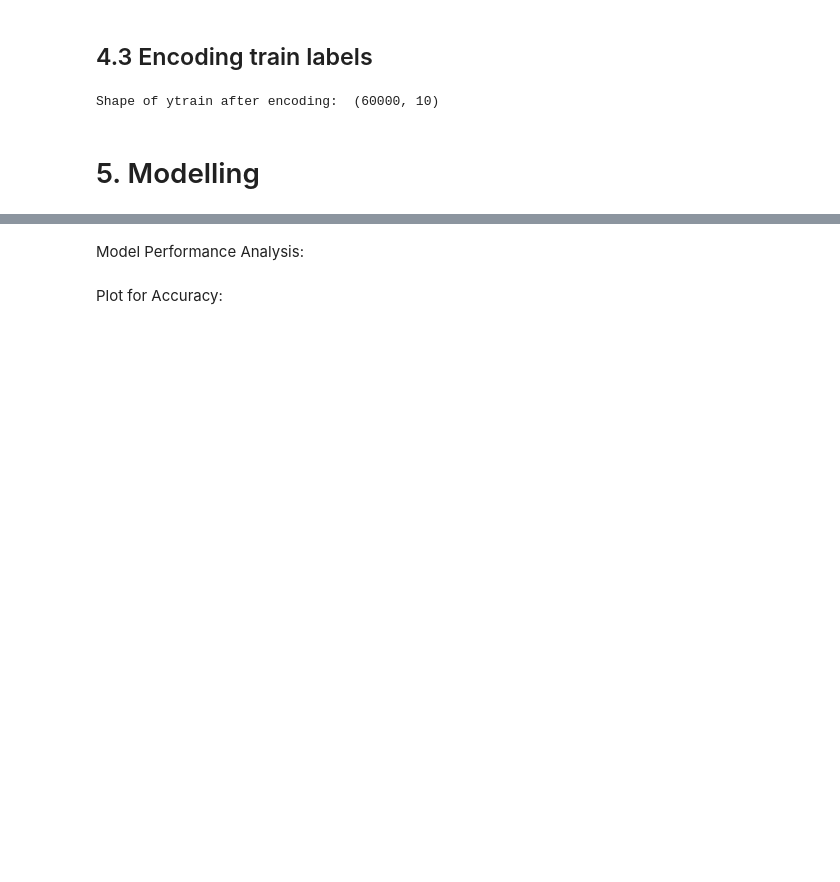
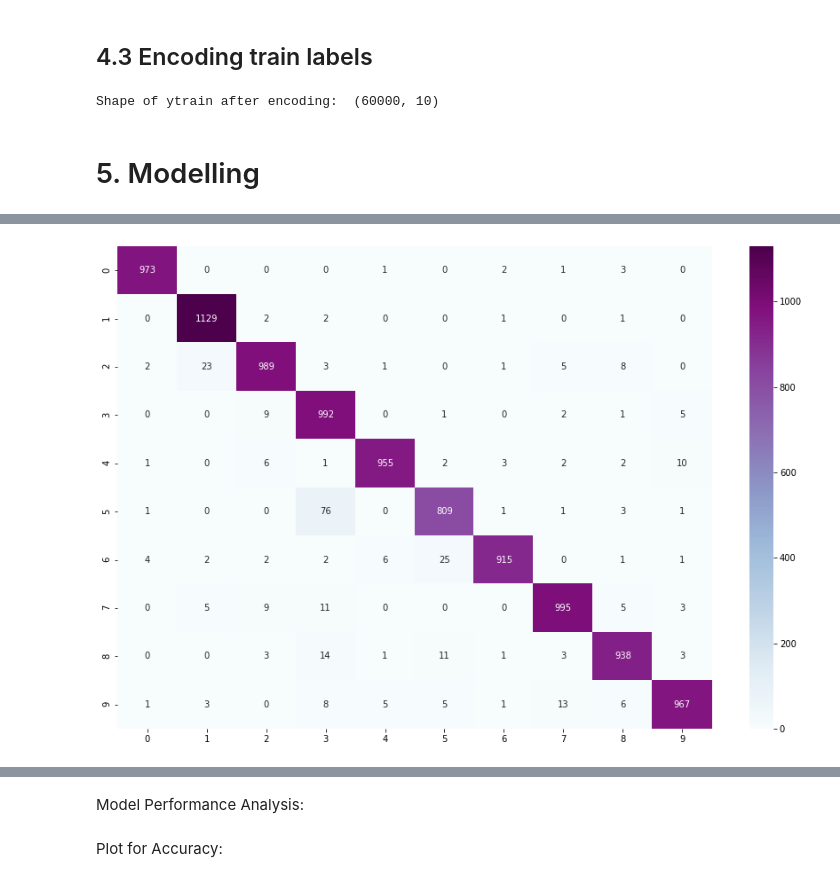
Before and after one commit to parthyadav13/Capstone3, a Jupyter notebook: Digit Recognition.ipynb, the cells around one changed output, grey strips where cells are left out. Saved outputs shown, nothing was run; the diff lists cells and outputs as text; code cells hidden in the pictures; blank space fills up the shorter version.

```diff
--- a/Digit Recognition.ipynb
+++ b/Digit Recognition.ipynb
@@ -251,0 +331,12 @@ Shape of ytrain after encoding:  (60000, 10)
+# %%
+model_2 =Sequential()
+model_2.add(Dense(128,input_shape=(784,),activation='relu'))
+model_2.add(Dense(10,activation='sigmoid'))
+
+
+model_2.compile(optimizer='adam',
+             loss = 'sparse_categorical_crossentropy',
+             metrics=['accuracy']
+             )
+for epoch in range(15):
+    model_2.fit(x_train,y_train,epochs=epoch)
@@ -251,0 +366,8 @@ Shape of ytrain after encoding:  (60000, 10)
+# %%
+y_pred = model_2.predict(x_test)
+# %%
+cf =tf.math.confusion_matrix(labels=y_test,predictions=[np.argmax(i) for i in y_pred])
+plt.figure(figsize=(15,10))
+sns.heatmap(cf,annot=True,fmt='d',cmap='BuPu');
+# %% [output]
+[figure, added]
```
Also changed, not shown: parts of 48 cells of this notebook, 8 other files.
